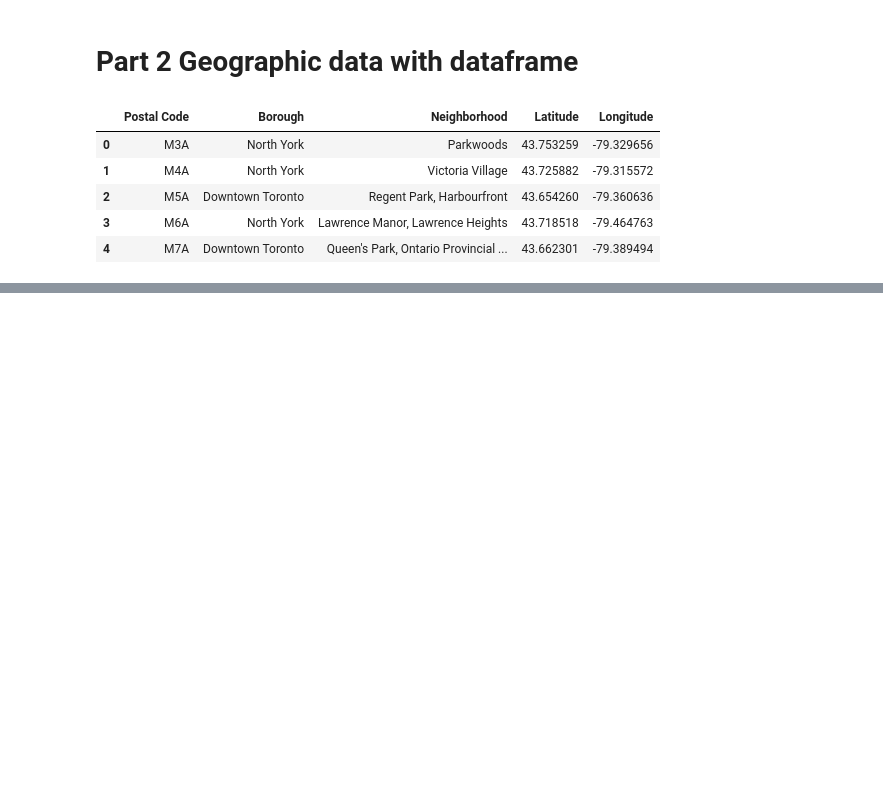
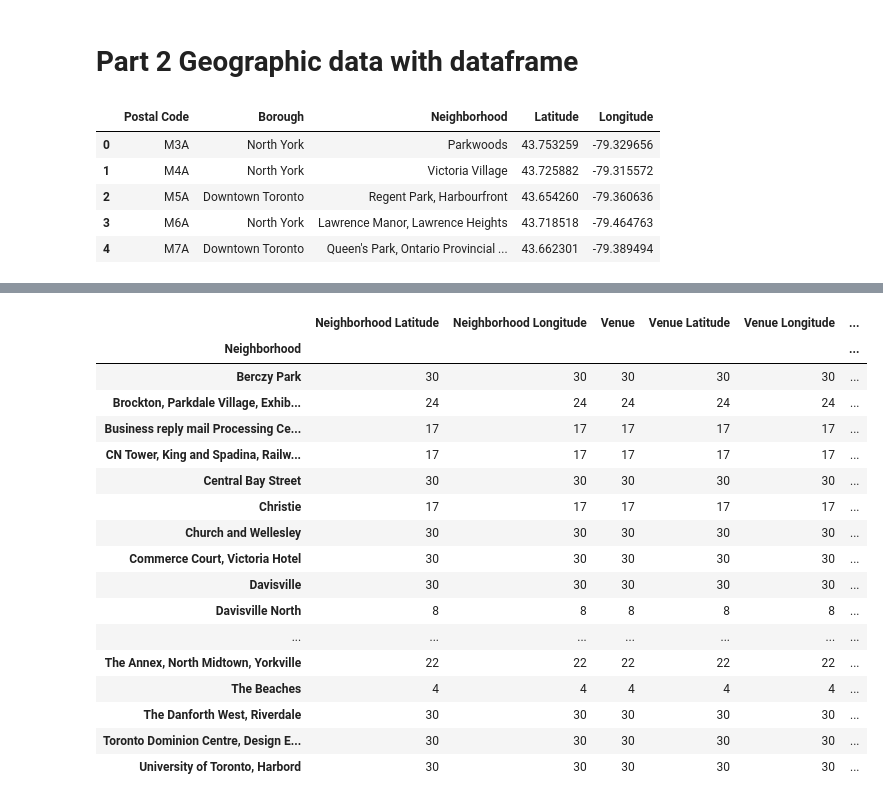
Before and after one commit to bhattronak1/Watson-studio, a Jupyter notebook: Segmenting and clustering.ipynb, the cells around one changed output, grey strips where cells are left out. Drawn from its saved outputs; the diff is of its cells as text; code cells hidden in the pictures; blank space fills up the shorter version.

```diff
--- a/Segmenting and clustering.ipynb
+++ b/Segmenting and clustering.ipynb
@@ -55,0 +58,3 @@ D.head()
+# %%
+Toronto_data = D[D['Borough'].str.contains('Toro')].reset_index(drop=True)
+Toronto_data.head()
@@ -55,0 +68,8 @@ D.head()
+# %%
+CLIENT_ID = 'Q5UTMZ53L2KMCAAHVAT20IL3USY5LGZ30E5ANU5LUKNUAH2G' # your Foursquare ID
+CLIENT_SECRET = '420JAA1GXTWMVZONJ4DX4OOAUOYSYW2Z2UHBSO5HJKBTNKWF' # your Foursquare Secret
+VERSION = '20200605'
+LIMIT = 30
+print('Your credentails:')
+print('CLIENT_ID: ' + CLIENT_ID)
+print('CLIENT_SECRET:' + CLIENT_SECRET)
@@ -55,0 +120,5 @@ D.head()
+# %%
+Toronto_venues = getNearbyVenues(names=Toronto_data['Neighborhood'],
+                                   latitudes=Toronto_data['Latitude'],
+                                   longitudes=Toronto_data['Longitude']
+                                  )
@@ -55,0 +154,21 @@ D.head()
+# %%
+Toronto_venues.groupby('Neighborhood').count()
+# %% [output]
+|  | Neighborhood Latitude | Neighborhood Longitude | Venue | Venue Latitude | Venue Longitude | ... |
+| Neighborhood |  |  |  |  |  | ... |
+| Berczy Park | 30 | 30 | 30 | 30 | 30 | ... |
+| Brockton, Parkdale Village, Exhib... | 24 | 24 | 24 | 24 | 24 | ... |
+| Business reply mail Processing Ce... | 17 | 17 | 17 | 17 | 17 | ... |
+| CN Tower, King and Spadina, Railw... | 17 | 17 | 17 | 17 | 17 | ... |
+| Central Bay Street | 30 | 30 | 30 | 30 | 30 | ... |
+| Christie | 17 | 17 | 17 | 17 | 17 | ... |
+| Church and Wellesley | 30 | 30 | 30 | 30 | 30 | ... |
+| Commerce Court, Victoria Hotel | 30 | 30 | 30 | 30 | 30 | ... |
+| Davisville | 30 | 30 | 30 | 30 | 30 | ... |
+| Davisville North | 8 | 8 | 8 | 8 | 8 | ... |
+| ... | ... | ... | ... | ... | ... | ... |
+| The Annex, North Midtown, Yorkville | 22 | 22 | 22 | 22 | 22 | ... |
+| The Beaches | 4 | 4 | 4 | 4 | 4 | ... |
+| The Danforth West, Riverdale | 30 | 30 | 30 | 30 | 30 | ... |
+| Toronto Dominion Centre, Design E... | 30 | 30 | 30 | 30 | 30 | ... |
+| University of Toronto, Harbord | 30 | 30 | 30 | 30 | 30 | ... |
```
Also changed, not shown: parts of 14 cells of this notebook.
